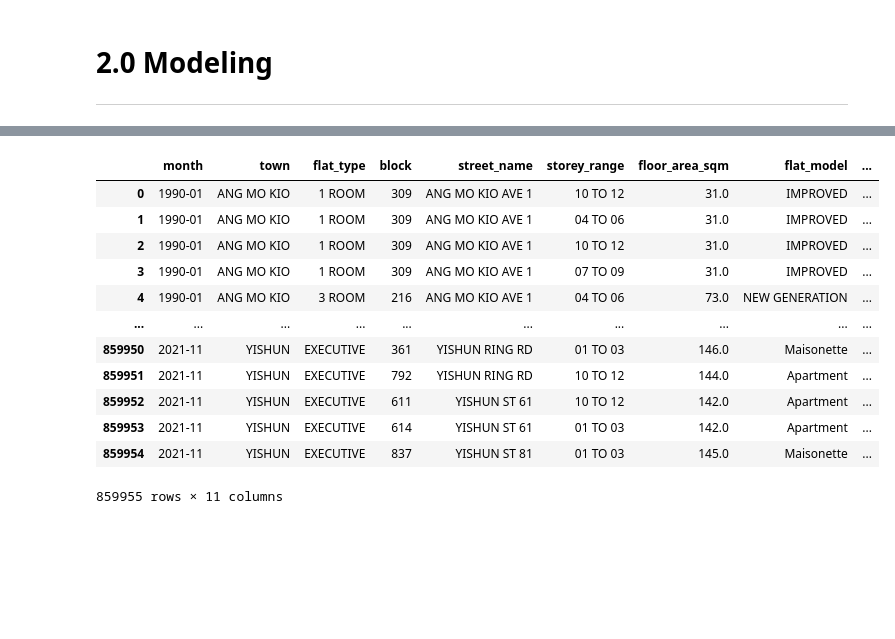
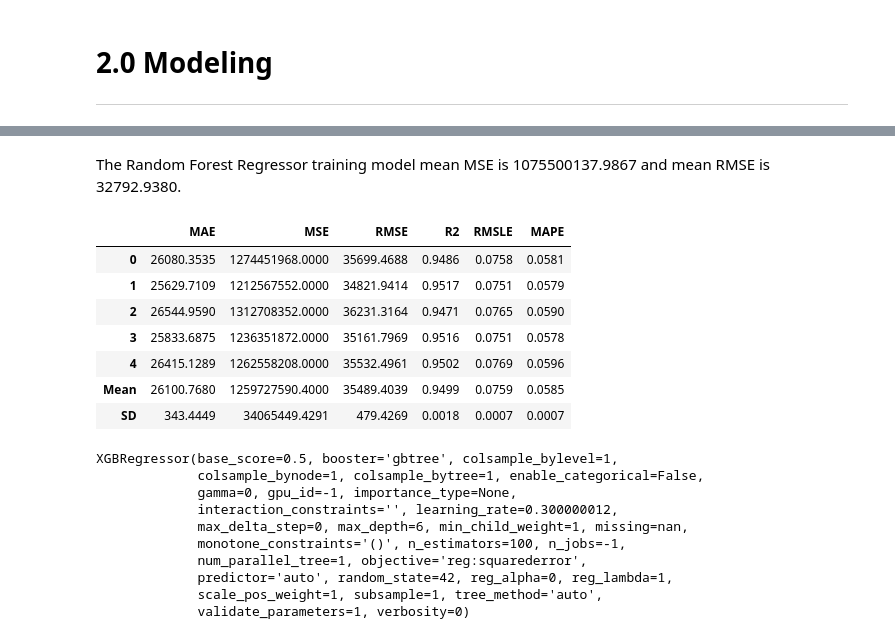
Before and after one commit to ElangSetiawan/sg-hdb-resale, a Jupyter notebook: notebooks/Elang-SG-HDB-Resale-Model.ipynb, the cells around one changed output, grey strips where cells are left out. Cells and saved outputs as stored; diff of their text form; code cells hidden in the pictures; blank space fills up the shorter version.

Commit message:
Pycaret modelling part 1

```diff
--- a/notebooks/Elang-SG-HDB-Resale-Model.ipynb
+++ b/notebooks/Elang-SG-HDB-Resale-Model.ipynb
@@ -234,16 +266,25 @@ dtype: object
+# %% [markdown]
+The Random Forest Regressor training model mean MSE is 1075500137.9867 and mean RMSE is 32792.9380.
 # %%
-df_all.head(-1)
+# 2.2.2  Extreme Gradient Boosting
+xgboost_reg101 = create_model('xgboost', fold = 5)
+print(xgboost_reg101)
 # %% [output]
-|  | month | town | flat_type | block | street_name | storey_range | floor_area_sqm | flat_model | ... |
-| 0 | 1990-01 | ANG MO KIO | 1 ROOM | 309 | ANG MO KIO AVE 1 | 10 TO 12 | 31.0 | IMPROVED | ... |
-| 1 | 1990-01 | ANG MO KIO | 1 ROOM | 309 | ANG MO KIO AVE 1 | 04 TO 06 | 31.0 | IMPROVED | ... |
-| 2 | 1990-01 | ANG MO KIO | 1 ROOM | 309 | ANG MO KIO AVE 1 | 10 TO 12 | 31.0 | IMPROVED | ... |
-| 3 | 1990-01 | ANG MO KIO | 1 ROOM | 309 | ANG MO KIO AVE 1 | 07 TO 09 | 31.0 | IMPROVED | ... |
-| 4 | 1990-01 | ANG MO KIO | 3 ROOM | 216 | ANG MO KIO AVE 1 | 04 TO 06 | 73.0 | NEW GENERATION | ... |
-| ... | ... | ... | ... | ... | ... | ... | ... | ... | ... |
-| 859950 | 2021-11 | YISHUN | EXECUTIVE | 361 | YISHUN RING RD | 01 TO 03 | 146.0 | Maisonette | ... |
-| 859951 | 2021-11 | YISHUN | EXECUTIVE | 792 | YISHUN RING RD | 10 TO 12 | 144.0 | Apartment | ... |
-| 859952 | 2021-11 | YISHUN | EXECUTIVE | 611 | YISHUN ST 61 | 10 TO 12 | 142.0 | Apartment | ... |
-| 859953 | 2021-11 | YISHUN | EXECUTIVE | 614 | YISHUN ST 61 | 01 TO 03 | 142.0 | Apartment | ... |
-| 859954 | 2021-11 | YISHUN | EXECUTIVE | 837 | YISHUN ST 81 | 01 TO 03 | 145.0 | Maisonette | ... |
+|  | MAE | MSE | RMSE | R2 | RMSLE | MAPE |
+| 0 | 26080.3535 | 1274451968.0000 | 35699.4688 | 0.9486 | 0.0758 | 0.0581 |
+| 1 | 25629.7109 | 1212567552.0000 | 34821.9414 | 0.9517 | 0.0751 | 0.0579 |
+| 2 | 26544.9590 | 1312708352.0000 | 36231.3164 | 0.9471 | 0.0765 | 0.0590 |
+| 3 | 25833.6875 | 1236351872.0000 | 35161.7969 | 0.9516 | 0.0751 | 0.0578 |
+| 4 | 26415.1289 | 1262558208.0000 | 35532.4961 | 0.9502 | 0.0769 | 0.0596 |
+| Mean | 26100.7680 | 1259727590.4000 | 35489.4039 | 0.9499 | 0.0759 | 0.0585 |
+| SD | 343.4449 | 34065449.4291 | 479.4269 | 0.0018 | 0.0007 | 0.0007 |
-859955 rows × 11 columns
+XGBRegressor(base_score=0.5, booster='gbtree', colsample_bylevel=1,
+             colsample_bynode=1, colsample_bytree=1, enable_categorical=False,
+             gamma=0, gpu_id=-1, importance_type=None,
+             interaction_constraints='', learning_rate=0.300000012,
+             max_delta_step=0, max_depth=6, min_child_weight=1, missing=nan,
+             monotone_constraints='()', n_estimators=100, n_jobs=-1,
+             num_parallel_tree=1, objective='reg:squarederror',
+             predictor='auto', random_state=42, reg_alpha=0, reg_lambda=1,
+             scale_pos_weight=1, subsample=1, tree_method='auto',
+             validate_parameters=1, verbosity=0)
```
Also changed, not shown: parts of 26 cells of this notebook, 5 other files.
